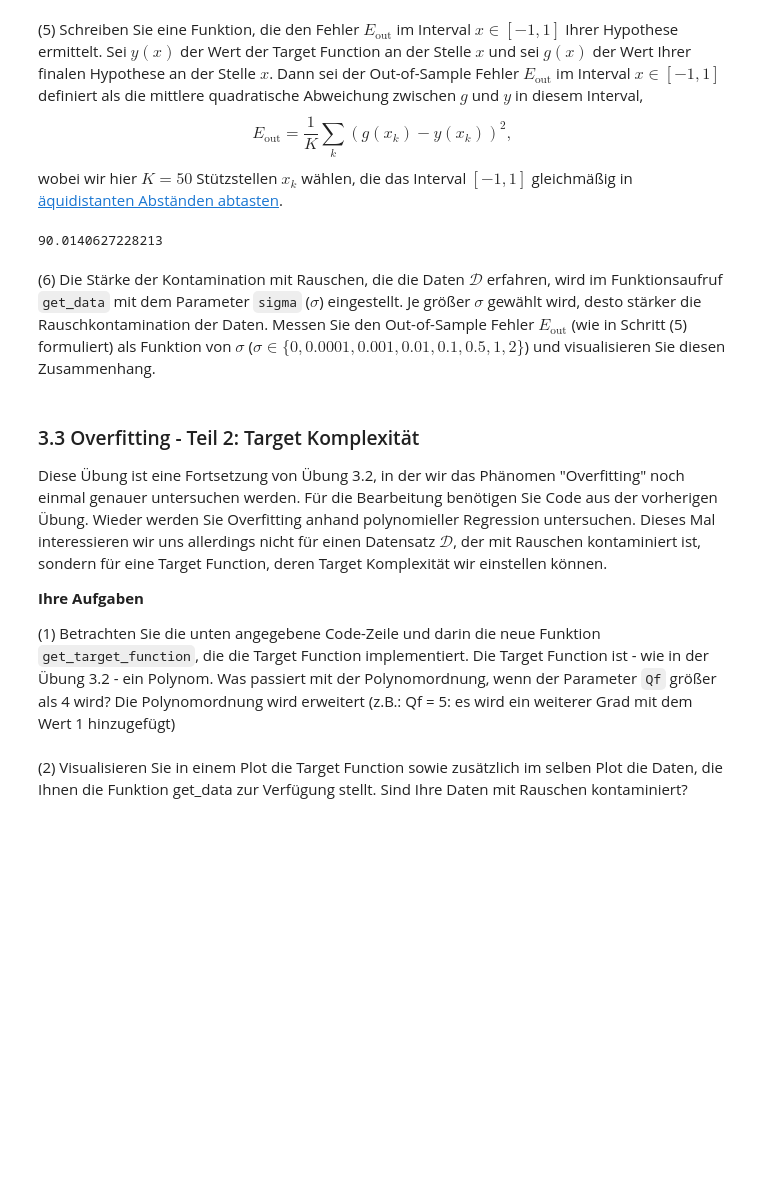
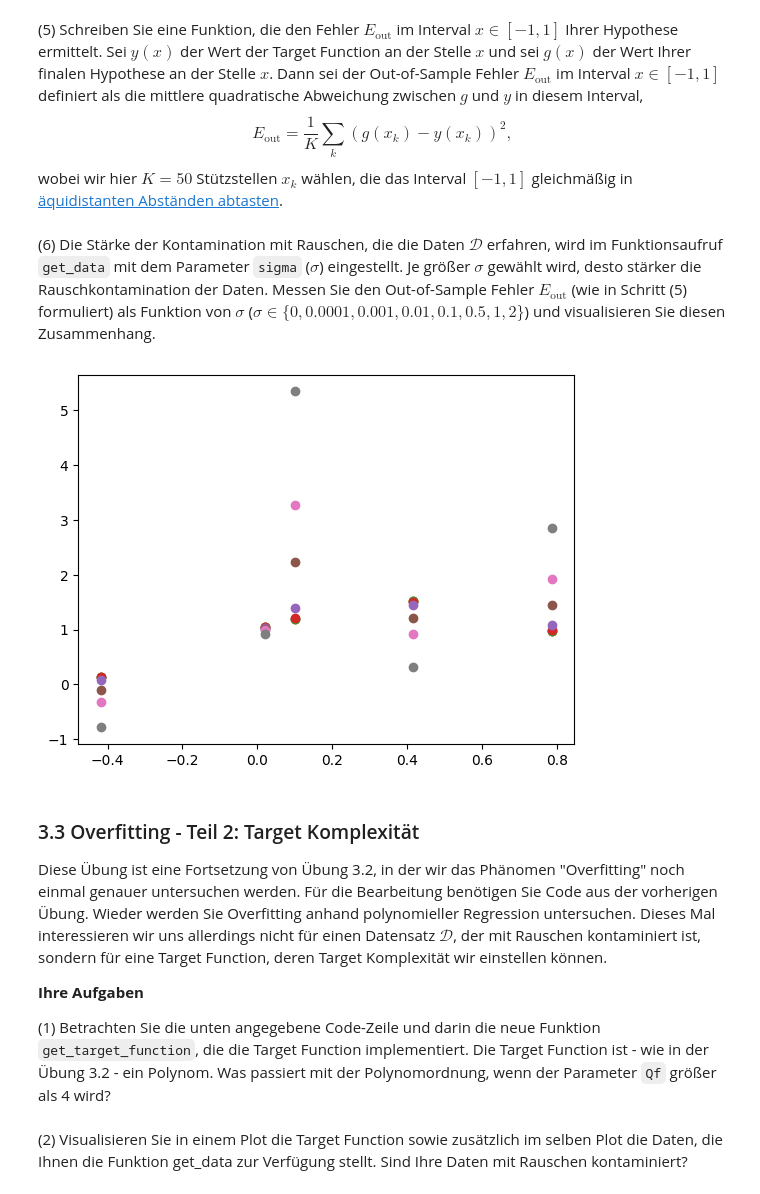
Before and after one commit to Emanuel162/MachineLearning, a Jupyter notebook: UebungenML/SJMN-3.ipynb, the cells around one changed output. Cells and saved outputs as stored; diff of their text form; code cells hidden in the pictures; blank space fills up the shorter version.

```diff
--- a/UebungenML/SJMN-3.ipynb
+++ b/UebungenML/SJMN-3.ipynb
@@ -207,15 +178,21 @@ Durch Rauschen entsteht Overfitting der Hypothesenfunktion H.
 (5) Schreiben Sie eine Funktion, die den Fehler $E_\text{out}$ im Interval $x\in[-1, 1]$ Ihrer Hypothese ermittelt. Sei $y(x)$ der Wert der Target Function an der Stelle $x$ und sei $g(x)$ der Wert Ihrer finalen Hypothese an der Stelle $x$. Dann sei der Out-of-Sample Fehler $E_\text{out}$ im Interval $x\in[-1, 1]$ definiert als die mittlere quadratische Abweichung zwischen $g$ und $y$ in diesem Interval,
 $$E_\text{out} = \frac{1}{K}\sum_k (g(x_k) - y(x_k))^2,$$ wobei wir hier $K=50$ Stützstellen $x_k$ wählen, die das Interval $[-1, 1]$ gleichmäßig in [äquidistanten Abständen abtasten](https://docs.scipy.org/doc/numpy/reference/generated/numpy.linspace.html).
 # %%
-sum=0
-g=get_final_g(intervall,w_lin)
-for i in range(50):
-    sum=sum+(g[i]-f(intervall[i]))**2
-print(1/50*sum)
+#hypothese.shape?
+def eOut(hypothese,targetFunction):
+    for i in range(50):
+        sum=sum+(hypothese[i]-targetFunction(intervall[i]))**2
+    return 1/50*sum
-# %% [output]
-90.0140627228213
 # %% [markdown]
 (6) Die Stärke der Kontamination mit Rauschen, die die Daten $\mathcal{D}$ erfahren, wird im Funktionsaufruf `get_data` mit dem Parameter `sigma` ($\sigma$) eingestellt. Je größer $\sigma$ gewählt wird, desto stärker die Rauschkontamination der Daten. Messen Sie den Out-of-Sample Fehler $E_\text{out}$ (wie in Schritt (5) formuliert) als Funktion von $\sigma$ ($\sigma\in\{0, 0.0001, 0.001, 0.01, 0.1, 0.5, 1, 2\}$) und visualisieren Sie diesen Zusammenhang.
+# %%
+sigma=[0,0.0001,0.001,0.01,0.1,0.5,1,2]
+
+for i in sigma:
+    X_3_2_5,y_3_2_5=get_data(i,5)
+    plt.scatter(X_3_2_5,y_3_2_5)
+# %% [output]
+[figure, added]
 # %% [markdown]
 ### 3.3 Overfitting - Teil 2: Target Komplexität
 
@@ -224,7 +201,6 @@ Diese Übung ist eine Fortsetzung von Übung 3.2, in der wir das Phänomen "Over
 **Ihre Aufgaben**
 
 (1) Betrachten Sie die unten angegebene Code-Zeile und darin die neue Funktion `get_target_function`, die die Target Function implementiert. Die Target Function ist - wie in der Übung 3.2 - ein Polynom. Was passiert mit der Polynomordnung, wenn der Parameter `Qf` größer als 4 wird?
-Die Polynomordnung wird erweitert (z.B.: Qf = 5: es wird ein weiterer Grad mit dem Wert 1 hinzugefügt)
 # %%
 %matplotlib inline
 import numpy as np
```
Also changed, not shown: parts of 9 cells of this notebook, 1 other file.
